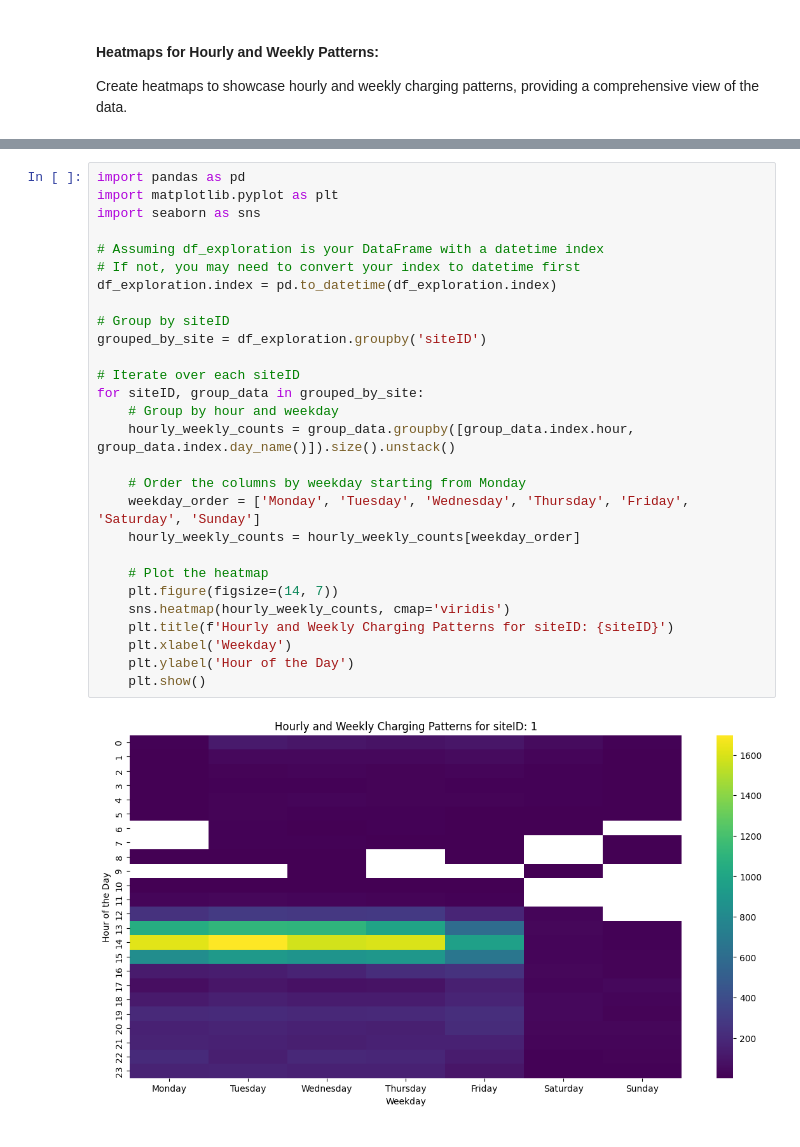
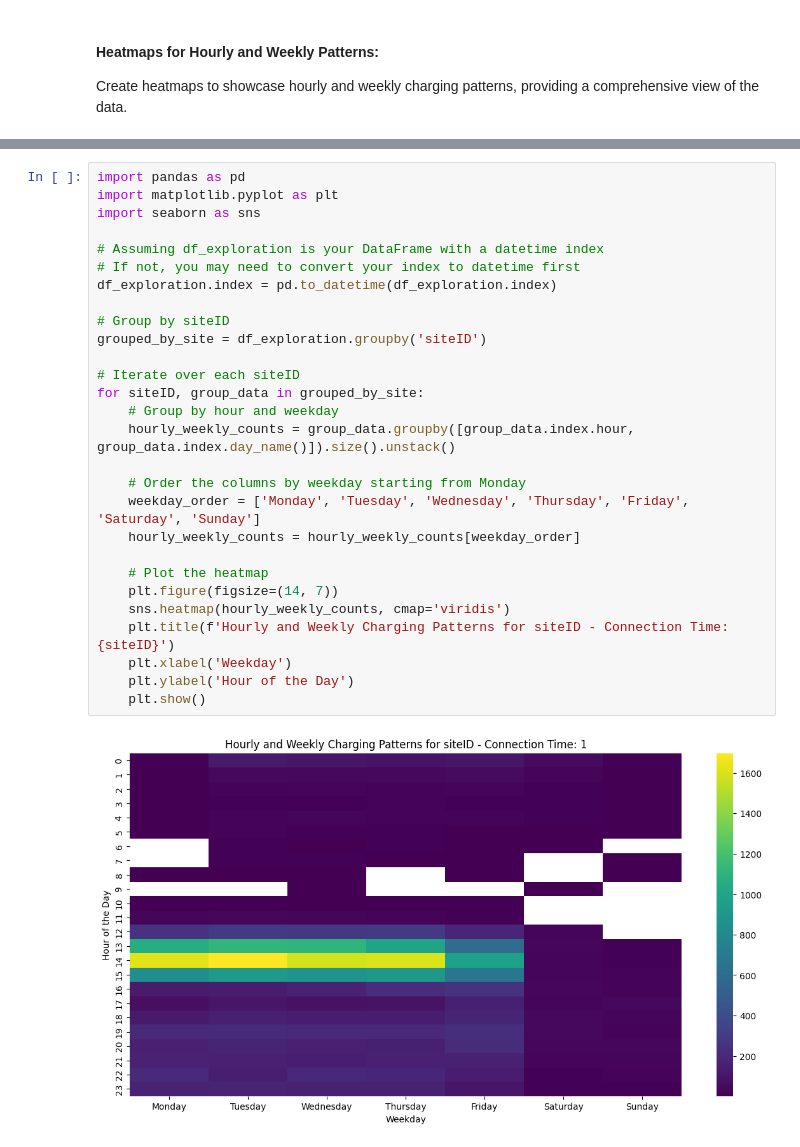
Before and after one commit to S0PEX/AA_Team_9_WS23, a Jupyter notebook: temporal_patterns_seasonality.ipynb, the cells around one changed output, grey strips where cells are left out. Cells and saved outputs as stored; diff of their text form.

```diff
--- a/temporal_patterns_seasonality.ipynb
+++ b/temporal_patterns_seasonality.ipynb
@@ -140,30 +141,30 @@ plt.show()
 # %%
 import pandas as pd
 import matplotlib.pyplot as plt
 import seaborn as sns
 
 # Assuming df_exploration is your DataFrame with a datetime index
 # If not, you may need to convert your index to datetime first
 df_exploration.index = pd.to_datetime(df_exploration.index)
 
 # Group by siteID
 grouped_by_site = df_exploration.groupby('siteID')
 
 # Iterate over each siteID
 for siteID, group_data in grouped_by_site:
     # Group by hour and weekday
     hourly_weekly_counts = group_data.groupby([group_data.index.hour, group_data.index.day_name()]).size().unstack()
 
     # Order the columns by weekday starting from Monday
     weekday_order = ['Monday', 'Tuesday', 'Wednesday', 'Thursday', 'Friday', 'Saturday', 'Sunday']
     hourly_weekly_counts = hourly_weekly_counts[weekday_order]
 
     # Plot the heatmap
     plt.figure(figsize=(14, 7))
     sns.heatmap(hourly_weekly_counts, cmap='viridis')
-    plt.title(f'Hourly and Weekly Charging Patterns for siteID: {siteID}')
+    plt.title(f'Hourly and Weekly Charging Patterns for siteID - Connection Time: {siteID}')
     plt.xlabel('Weekday')
     plt.ylabel('Hour of the Day')
     plt.show()
 # %% [output]
-[figure, old version]
+[figure, new version]
```
Also changed, not shown: parts of 5 cells of this notebook.
